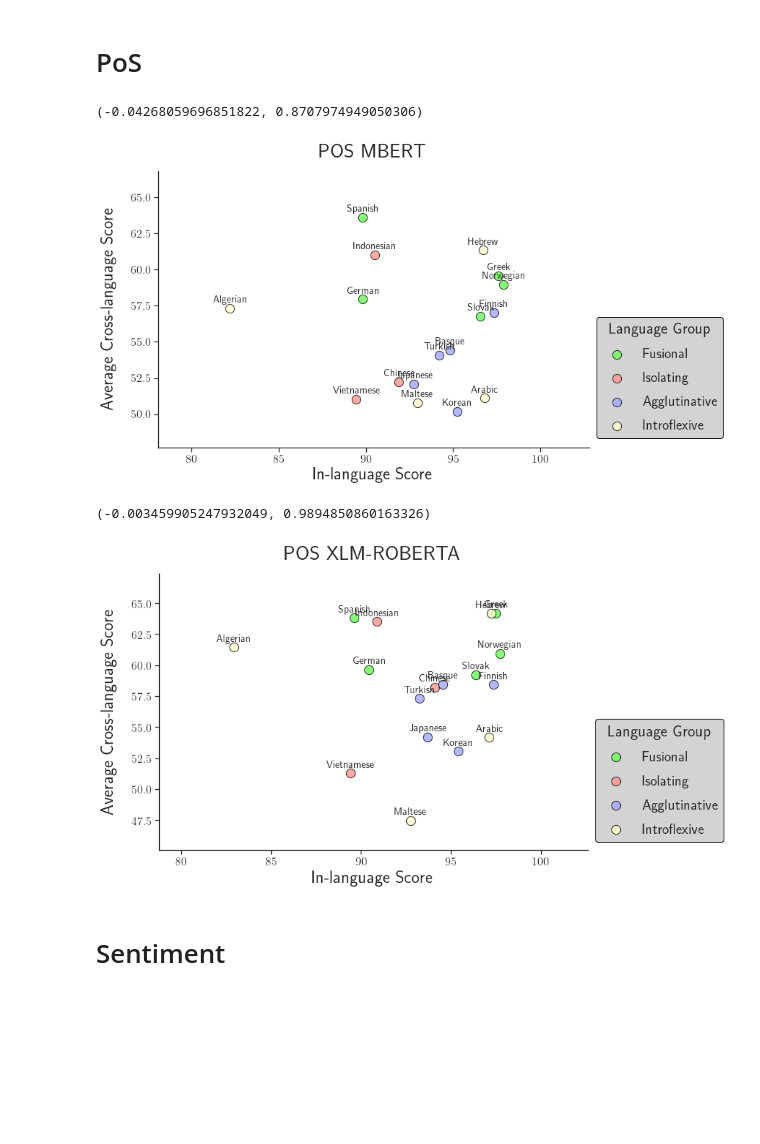
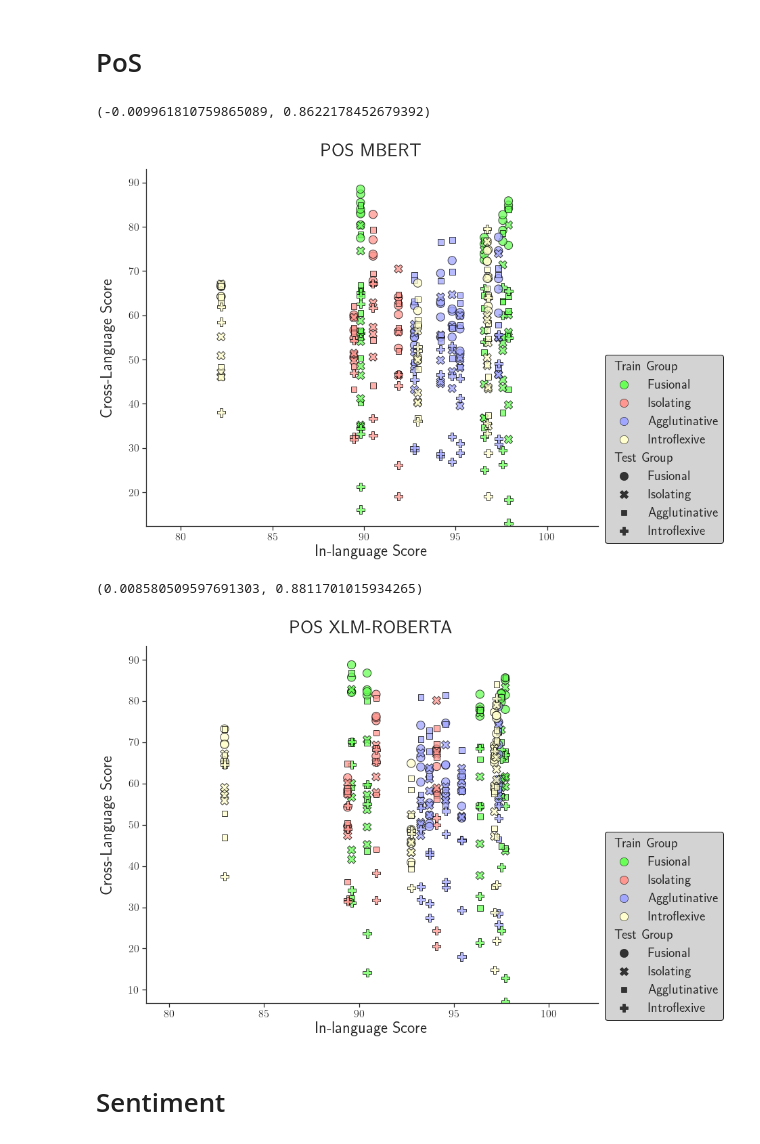
Before and after one commit to jerbarnes/typology_of_crosslingual, a Jupyter notebook: analysis/plotting/acl/Within_vs_cross.ipynb, the cells around one changed output. Saved outputs shown, nothing was run; the diff lists cells and outputs as text; code cells hidden in the pictures; blank space fills up the shorter version.

```diff
--- a/analysis/plotting/acl/Within_vs_cross.ipynb
+++ b/analysis/plotting/acl/Within_vs_cross.ipynb
@@ -9,7 +9,7 @@ sys.path.append("../../..")
 from utils import postprocessing_utils as post
 import utils.plotting_utils.plots as plots
 # %%
-def make_plot(task, short_model_name, metric, fit_reg=False):
+def make_plot(task, short_model_name, metric, fit_reg=False, exclude_reg=[]):
     params = {
         "results_dir": "../../../results/",
         "experiment": "acl",
@@ -19,34 +19,53 @@ def make_plot(task, short_model_name, metric, fit_reg=False):
     }
 
     M = post.Metrics(**params)
+    df = M.transfer_loss()
+    df.loc[:, ["Within-Score", "Cross-Score", "Transfer-Loss"]] *= 100
 
-    df_within = M.within_score()
-    df_cross = M.cross_score(grouped_test=True)
-    df_cross = df_cross.groupby("Train-Language", sort=False, as_index=False).mean()
-    df = pd.concat([df_within, df_cross["Cross-Score"]], axis=1)
-    df.iloc[:, 2:] *= 100
     plots.scatter(x="Within-Score",
                   y="Cross-Score",
                   data=df,
+                  kind="relplot",
+                  style="Test-Group",
                   xaxis_title="In-language Score",
-                  yaxis_title="Average Cross-language Score",
-                  title=task.upper() + " " + short_model_name.upper(),
-                  fit_reg=fit_reg)
+                  yaxis_title="Cross-Language Score",
+                  title=(task + " " + short_model_name).upper(),
+                  remove_labels=True,
+                  alpha=0.75)
+
+    leg = plt.gca().get_legend()
+    leg.texts[0].set_text("Train Group")
+    leg.texts[5].set_text("Test Group")
+
+    df = df[~df["Train-Language"].isin(exclude_reg)] # Exclude langs
 
     print(pearsonr(x=df["Within-Score"], y=df["Cross-Score"]))
+
+    if fit_reg:
+        x = df["Within-Score"].values
+        y = df["Cross-Score"].values
+
+        m, b = np. polyfit(x, y, 1)
+        x = np.arange(x.min(), x.max(), 1)
+        plt.plot(x, m*x + b, "gray")
 # %% [markdown]
 # PoS
+# %%
+task = "pos"
+metric = "Accuracy"
 # %%
-make_plot("pos", "mbert", "Accuracy")
-plt.savefig("../../../results/acl/mbert/plots/within_vs_cross_pos.pdf", dpi=400, bbox_inches="tight")
+short_model_name = "mbert"
+make_plot(task, short_model_name, metric)
+plt.savefig("../../../results/acl/{}/plots/within_vs_cross_{}.pdf".format(short_model_name, task), dpi=400, bbox_inches="tight")
 # %% [output]
-(-0.04268059696851822, 0.8707974949050306)
+(-0.009961810759865089, 0.8622178452679392)
-[figure, old version]
+[figure, new version]
 # %%
-make_plot("pos", "xlm-roberta", "Accuracy")
-plt.savefig("../../../results/acl/xlm-roberta/plots/within_vs_cross_pos.pdf", dpi=400, bbox_inches="tight")
+short_model_name = "xlm-roberta"
+make_plot(task, short_model_name, metric)
+plt.savefig("../../../results/acl/{}/plots/within_vs_cross_{}.pdf".format(short_model_name, task), dpi=400, bbox_inches="tight")
 # %% [output]
-(-0.003459905247932049, 0.9894850860163326)
+(0.008580509597691303, 0.8811701015934265)
-[figure, old version]
+[figure, new version]
 # %% [markdown]
 # Sentiment
```
Also changed, not shown: parts of 3 cells of this notebook, 2 other files.
